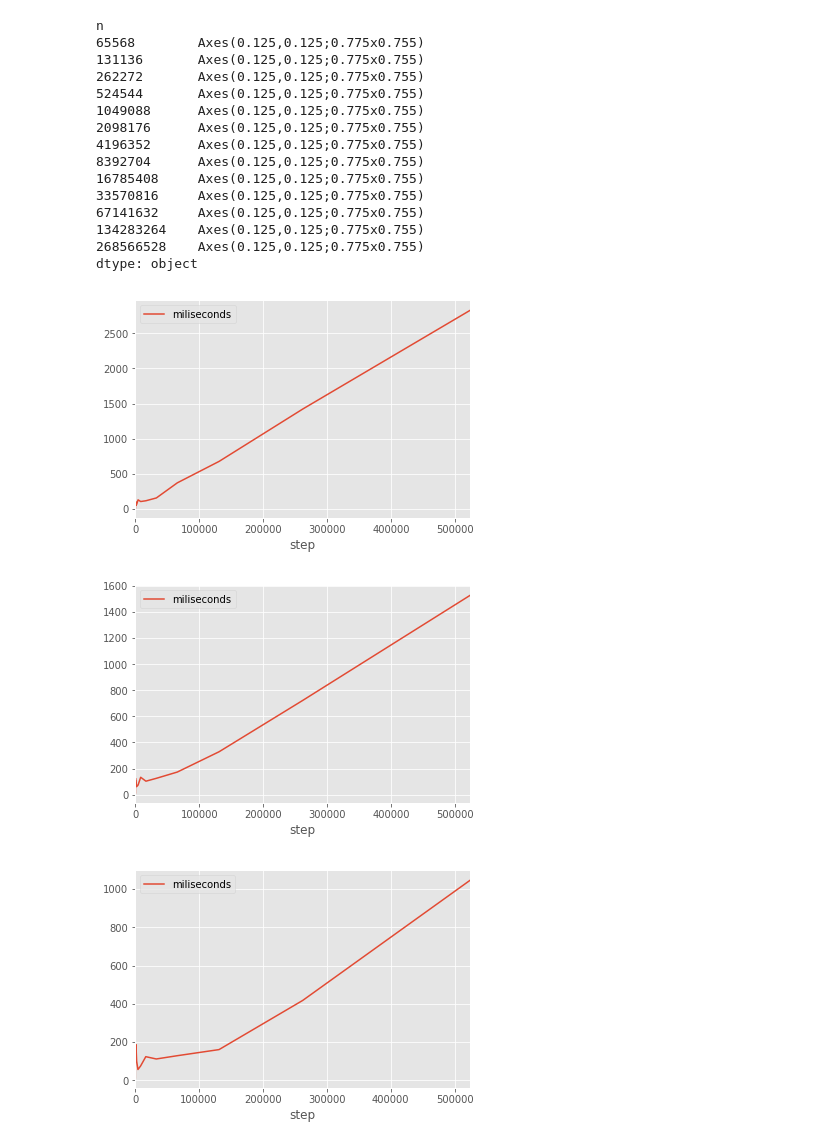
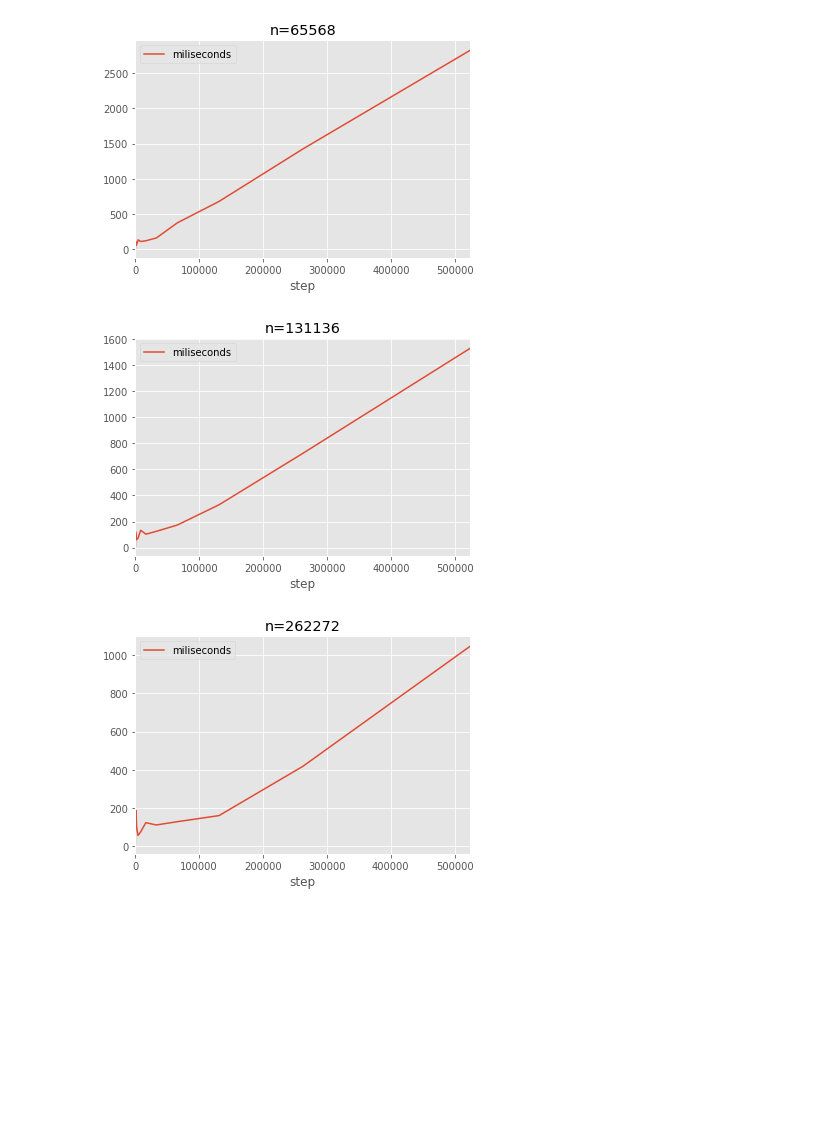
Before and after one commit to mmedum/computational_geometry_fun, a Jupyter notebook: handin1/python/Plots.ipynb, the cells around one changed output. Cells and saved outputs as stored; diff of their text form; code cells hidden in the pictures; blank space fills up the shorter version.

Commit message:
plots with titles

```diff
--- a/handin1/python/Plots.ipynb
+++ b/handin1/python/Plots.ipynb
@@ -16,23 +16,9 @@ second_df = second_df[second_df['miliseconds'] > 0]
 n_first_grouped = first_df.groupby(first_df['n'])
 n_second_grouped = second_df.groupby(second_df['n'])
 # %%
-n_first_grouped.plot(x='step', y='miliseconds')
+for title, group in n_first_grouped:
+    group.plot(x='step', y='miliseconds', title='n={}'.format(title))
 # %% [output]
-n
-65568        Axes(0.125,0.125;0.775x0.755)
-131136       Axes(0.125,0.125;0.775x0.755)
-262272       Axes(0.125,0.125;0.775x0.755)
-524544       Axes(0.125,0.125;0.775x0.755)
-1049088      Axes(0.125,0.125;0.775x0.755)
-2098176      Axes(0.125,0.125;0.775x0.755)
-4196352      Axes(0.125,0.125;0.775x0.755)
-8392704      Axes(0.125,0.125;0.775x0.755)
-16785408     Axes(0.125,0.125;0.775x0.755)
-33570816     Axes(0.125,0.125;0.775x0.755)
-67141632     Axes(0.125,0.125;0.775x0.755)
-134283264    Axes(0.125,0.125;0.775x0.755)
-268566528    Axes(0.125,0.125;0.775x0.755)
-dtype: object
-[figure, old version]
+[figure, new version]
-[figure, old version]
+[figure, new version]
-[figure, old version]
+[figure, new version]
```
Also changed, not shown: parts of 4 cells of this notebook.
